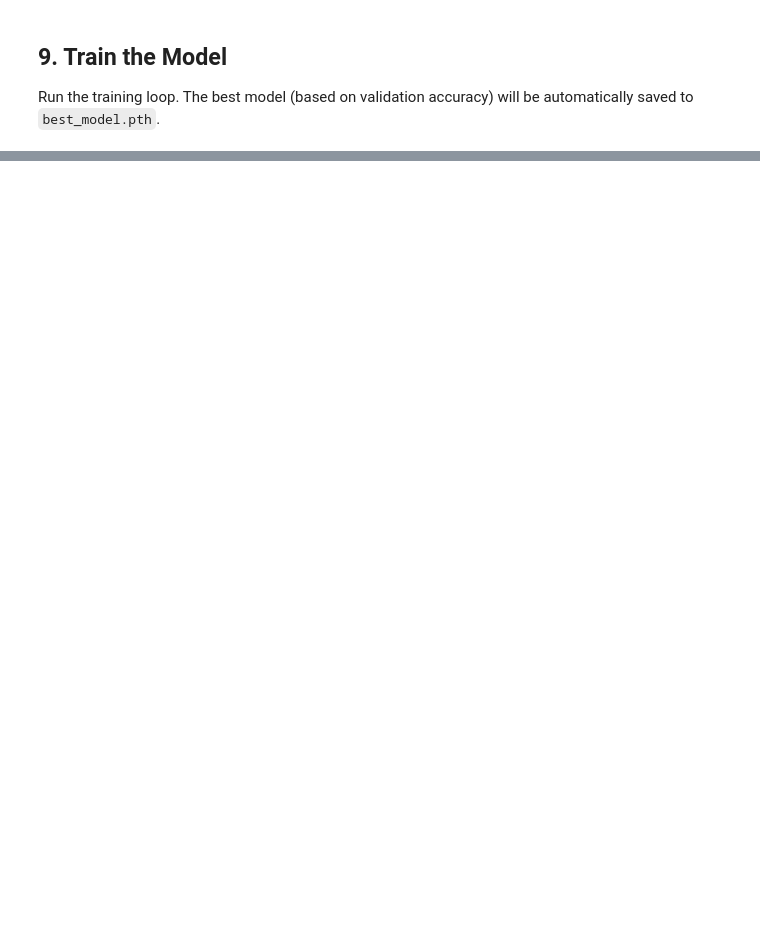
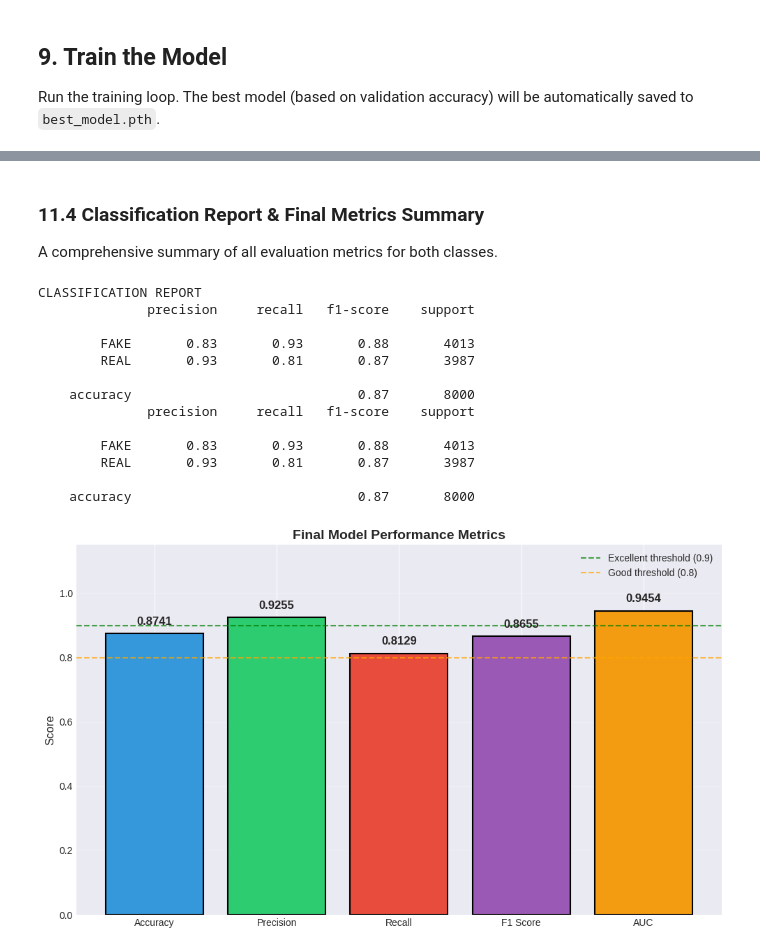
Before and after one commit to JakkoT/IDS-AI-Image-detection, a Jupyter notebook: model.ipynb, the cells around one changed output, grey strips where cells are left out. Saved outputs shown, nothing was run; the diff lists cells and outputs as text; code cells hidden in the pictures; blank space fills up the shorter version.

```diff
--- a/model.ipynb
+++ b/model.ipynb
@@ -417,0 +657,75 @@ print(f"F1 Score:  {f1:.4f}")
+# %% [markdown]
+### 11.4 Classification Report & Final Metrics Summary
+
+A comprehensive summary of all evaluation metrics for both classes.
+# %%
+# Print detailed classification report
+print("CLASSIFICATION REPORT")
+
+# Get classification report as dictionary
+report_dict = classification_report(all_labels, all_preds, target_names=['FAKE', 'REAL'], output_dict=True)
+
+# Print header
+print(f"{'':>12} {'precision':>10} {'recall':>10} {'f1-score':>10} {'support':>10}")
+print()
+
+# Print class-level metrics (FAKE and REAL)
+for class_name in ['FAKE', 'REAL']:
+    metrics = report_dict[class_name]
+    print(f"{class_name:>12} {metrics['precision']:>10.2f} {metrics['recall']:>10.2f} {metrics['f1-score']:>10.2f} {metrics['support']:>10.0f}")
+
+print()
+print(f"{'accuracy':>12} {'':>10} {'':>10} {report_dict['accuracy']:>10.2f} {report_dict['macro avg']['support']:>10.0f}")
+
+# Create final summary visualization
+fig, ax = plt.subplots(figsize=(10, 6))
+
+# Metrics for bar chart
+metrics_names = ['Accuracy', 'Precision', 'Recall', 'F1 Score', 'AUC']
+metrics_values = [acc, prec, rec, f1, roc_auc]
+colors = ['#3498db', '#2ecc71', '#e74c3c', '#9b59b6', '#f39c12']
+
+bars = ax.bar(metrics_names, metrics_values, color=colors, edgecolor='black', linewidth=1.5)
+
+# Add value labels on bars
+for bar, val in zip(bars, metrics_values):
+    ax.text(bar.get_x() + bar.get_width()/2, bar.get_height() + 0.02,
+            f'{val:.4f}', ha='center', va='bottom', fontsize=12, fontweight='bold')
+
+ax.set_ylim([0, 1.15])
+ax.set_ylabel('Score', fontsize=12)
+ax.set_title('Final Model Performance Metrics', fontsize=14, fontweight='bold')
+ax.axhline(y=0.9, color='green', linestyle='--', alpha=0.7, label='Excellent threshold (0.9)')
+ax.axhline(y=0.8, color='orange', linestyle='--', alpha=0.7, label='Good threshold (0.8)')
+ax.legend(loc='upper right')
+ax.grid(axis='y', alpha=0.3)
+
+plt.tight_layout()
+plt.savefig('final_metrics.png', dpi=150, bbox_inches='tight')
+plt.show()
+
+# Print final summary
+print("FINAL MODEL SUMMARY")
+print(f"  Accuracy:           {acc:.4f}")
+print(f"  Precision:          {prec:.4f}")
+print(f"  Recall:             {rec:.4f}")
+print(f"  F1 Score:           {f1:.4f}")
+print(f"  AUC Score:          {roc_auc:.4f}")
+print(f"\nModel saved to: best_model.pth")
+print("Visualizations saved to: training_history.png, confusion_matrix.png,")
+print("                         roc_curve.png, final_metrics.png")
+# %% [output]
+CLASSIFICATION REPORT
+              precision     recall   f1-score    support
+
+        FAKE       0.83       0.93       0.88       4013
+        REAL       0.93       0.81       0.87       3987
+
+    accuracy                             0.87       8000
+              precision     recall   f1-score    support
+
+        FAKE       0.83       0.93       0.88       4013
+        REAL       0.93       0.81       0.87       3987
+
+    accuracy                             0.87       8000
+[figure, added]
```
Also changed, not shown: parts of 19 cells of this notebook, 6 other files.
